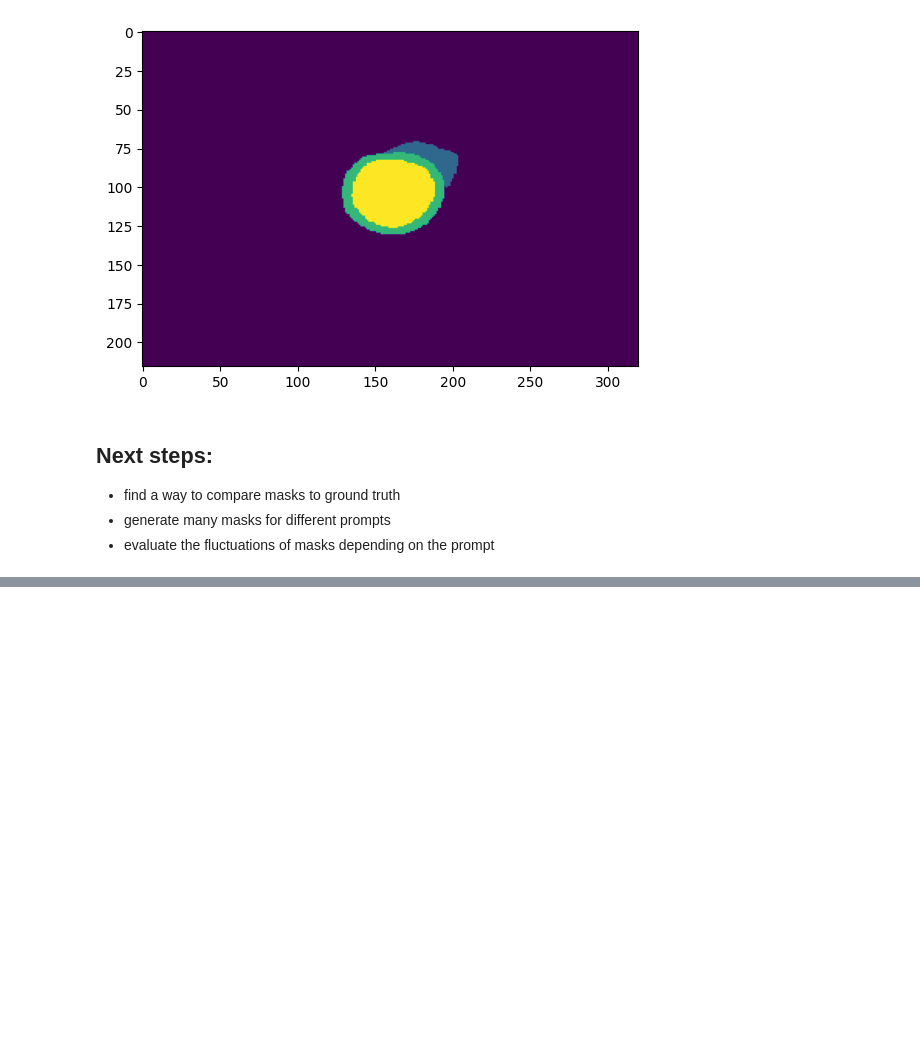
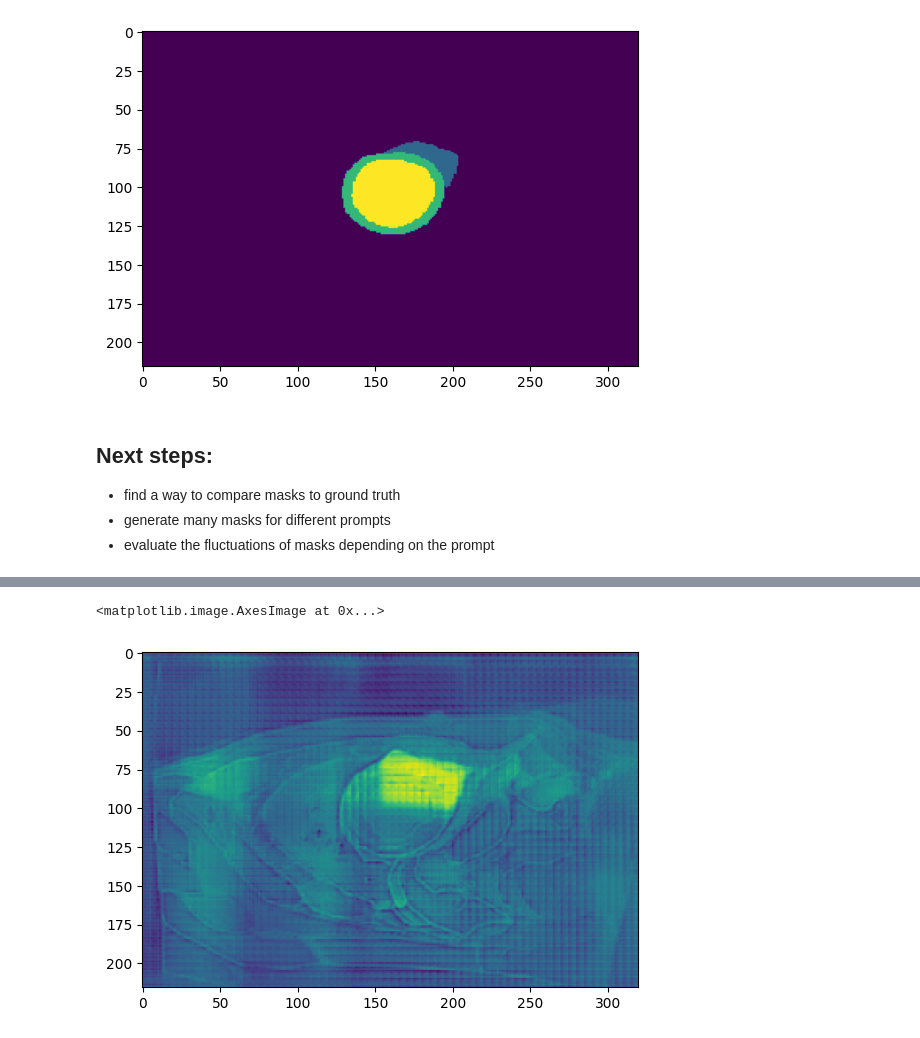
Before and after one commit to ThanhNguyen140/SAM_evaluation, a Jupyter notebook: prompts_gt.ipynb, the cells around one changed output, grey strips where cells are left out. Saved outputs shown, nothing was run; the diff lists cells and outputs as text; code cells hidden in the pictures; blank space fills up the shorter version.

```diff
--- a/prompts_gt.ipynb
+++ b/prompts_gt.ipynb
@@ -147,0 +195,5 @@ plt.show()
+# %%
+plt.imshow(logits[0][0])
+# %% [output]
+<matplotlib.image.AxesImage at 0x...>
+[figure, added]
```
Also changed, not shown: parts of 9 cells of this notebook.
